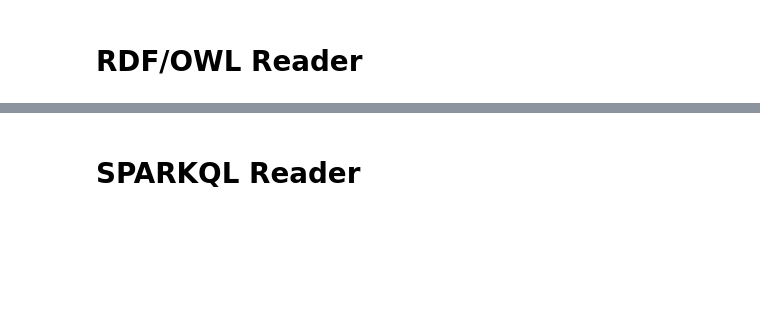
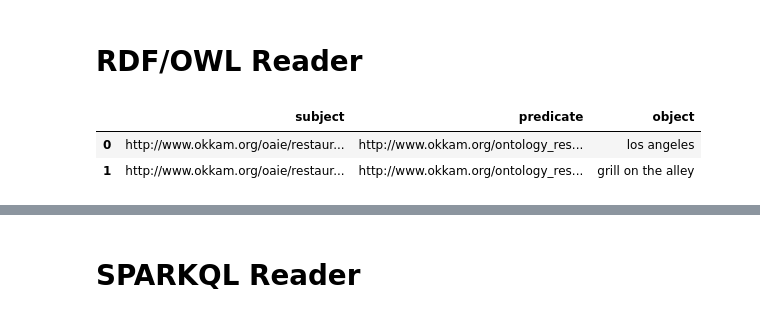
Before and after one commit to ilias6/Parallel-pyJedAI, a Jupyter notebook: Readers.ipynb, the cells around one changed output, grey strips where cells are left out. Cells and saved outputs as stored; diff of their text form; code cells hidden in the pictures; blank space fills up the shorter version.

```diff
--- a/Readers.ipynb
+++ b/Readers.ipynb
@@ -49,10 +49,29 @@ import rdfpandas as rfd
 import pandas as pd
 import rdflib
 
-g1 = rdflib.Graph()
-g1.parse('d1.ttl', format = 'ttl')
-g_gt = rdflib.Graph()
-g_gt.parse('d1.ttl', format = 'ttl')
+rdfd1 = rdflib.Graph().parse('./data/rdf/restaurants/restaurant1.nt')
+rdfd2 = rdflib.Graph().parse('./data/rdf/restaurants/restaurant2.nt')
 
-d1 = rfd.graph.to_dataframe(g1)
-gt = rfd.graph.to_dataframe(g_gt)
+def rdf_to_df(graph_parsed) -> pd.DataFrame:
+    subject = []
+    predicate = []
+    rdfobject = []
+    df = pd.DataFrame(columns=['subject', 'predicate', 'object'])
+    for s, p, o in graph_parsed:
+        subject.append(s)
+        predicate.append(p)
+        rdfobject.append(o)
+    df['predicate'] = predicate
+    df['subject'] = subject
+    df['object'] = rdfobject
+
+    return df
+
+d1 = rdf_to_df(rdfd1)
+d2 = rdf_to_df(rdfd2)
+# %%
+d1.head(2)
+# %% [output]
+|  | subject | predicate | object |
+| 0 | http://www.okkam.org/oaie/restaur... | http://www.okkam.org/ontology_res... | los angeles |
+| 1 | http://www.okkam.org/oaie/restaur... | http://www.okkam.org/ontology_res... | grill on the alley |
```
Also changed, not shown: parts of 4 cells of this notebook, 1 other file.
